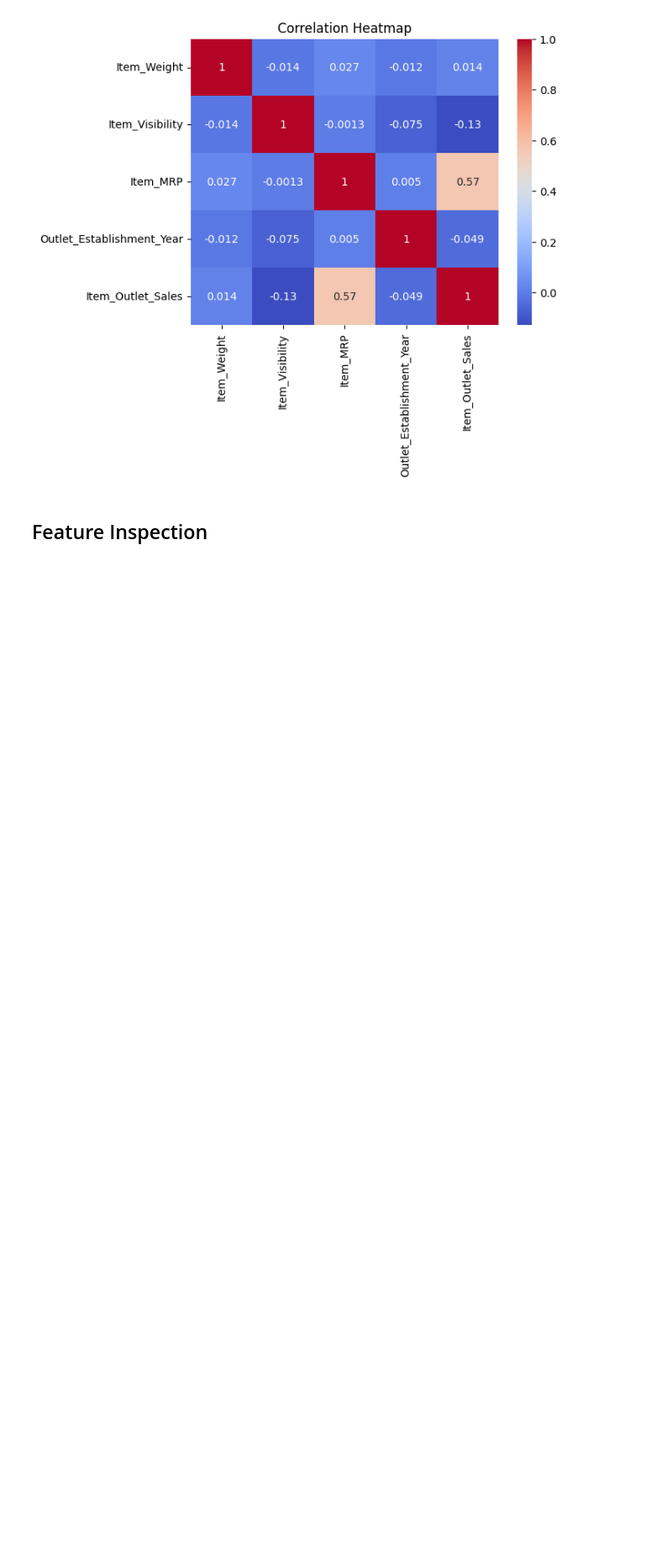
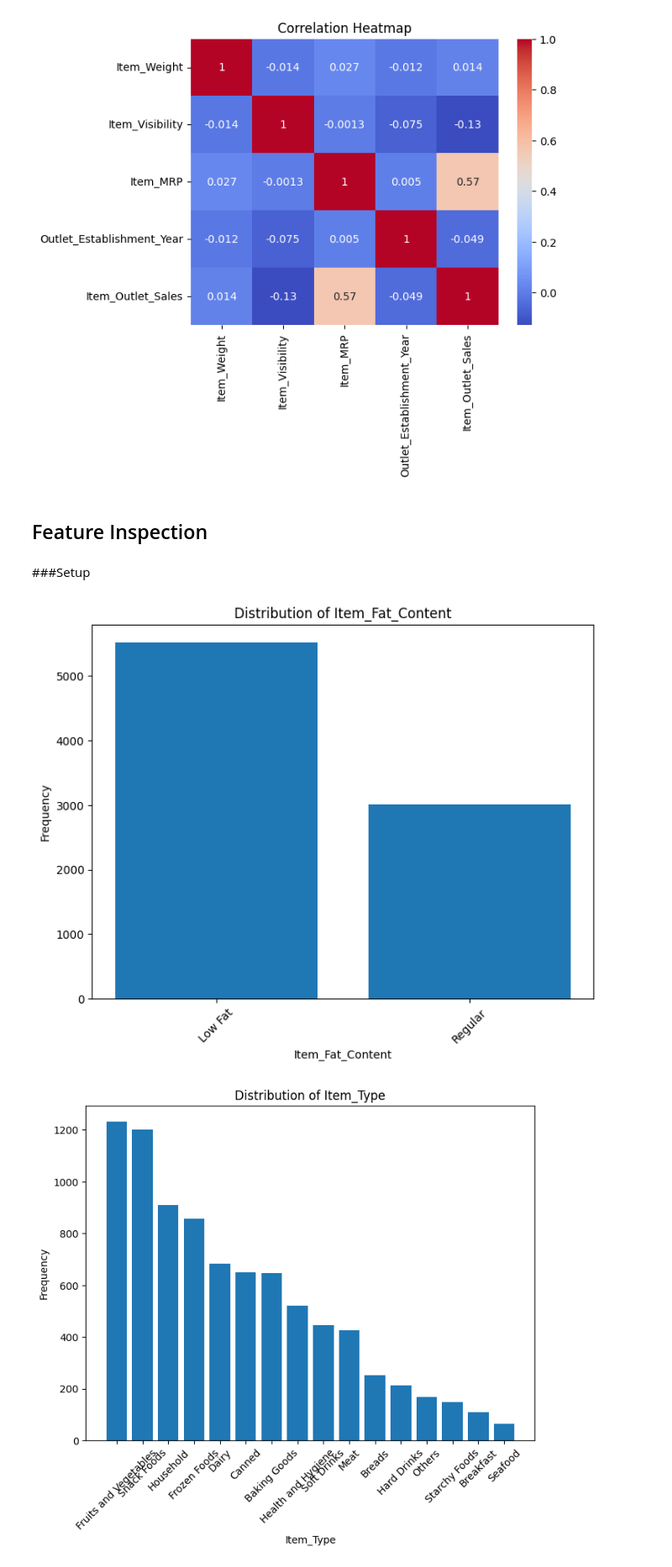
Before and after one commit to Yaman-Shadid/Prediction-of-Product-Sales, a Jupyter notebook: Prediction_of_Product_Sales.ipynb, the cells around one changed output. Shown at 84% size. Cells and saved outputs as stored; diff of their text form; code cells hidden in the pictures; blank space fills up the shorter version.

```diff
--- a/Prediction_of_Product_Sales.ipynb
+++ b/Prediction_of_Product_Sales.ipynb
@@ -463,3 +462,40 @@ Text(0.5, 1.0, 'Correlation Heatmap')
 [figure]
 # %% [markdown]
 ## Feature Inspection
+# %% [markdown]
+###Setup
+# %%
+# Function to create bar charts for categorical variables
+def plot_categorical(feature):
+    value_counts = df[feature].value_counts()
+    plt.figure(figsize=(8, 6))
+    plt.bar(value_counts.index, value_counts.values)
+    plt.xlabel(feature)
+    plt.ylabel('Frequency')
+    plt.title(f'Distribution of {feature}')
+    plt.xticks(rotation=45)
+    plt.show()
+
+# Function to create histograms for numeric variables
+def plot_numeric(feature):
+    plt.figure(figsize=(8, 6))
+    plt.hist(df[feature], bins=20)
+    plt.xlabel(feature)
+    plt.ylabel('Frequency')
+    plt.title(f'Distribution of {feature}')
+    plt.show()
+
+# Univariate visualizations for the specified features
+plot_categorical('Item_Fat_Content')
+plot_categorical('Item_Type')
+plot_categorical('Outlet_Size')
+plot_categorical('Outlet_Location_Type')
+plot_categorical('Outlet_Type')
+
+plot_numeric('Item_Weight')
+plot_numeric('Item_Visibility')
+plot_numeric('Item_MRP')
+plot_numeric('Item_Outlet_Sales')
+# %% [output]
+[figure, added]
+[figure, added]
```
Also changed, not shown: parts of 47 cells of this notebook.
